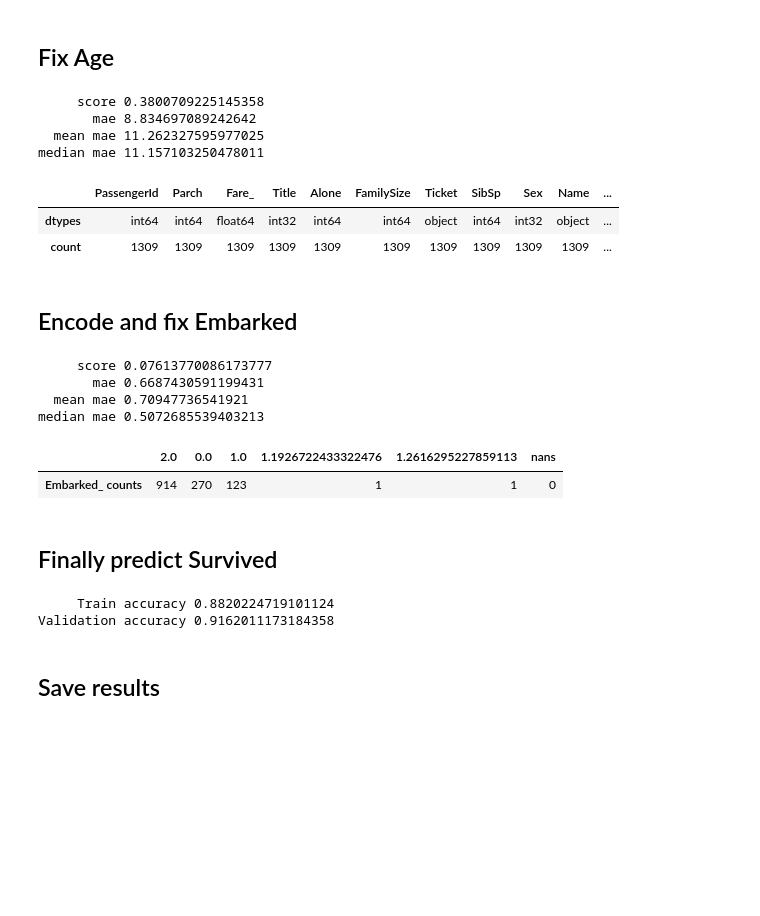
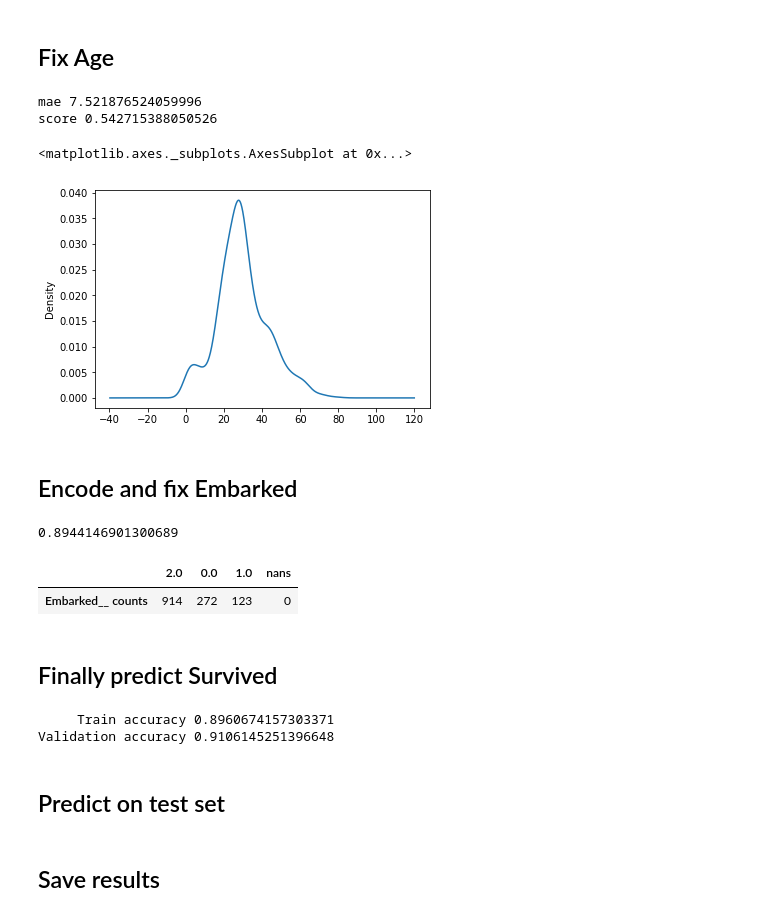
Before and after one commit to apanchenko/smurf, a Jupyter notebook: titanic/src/titanic.ipynb, the cells around one changed output. Cells and saved outputs as stored; diff of their text form; code cells hidden in the pictures; blank space fills up the shorter version.

```diff
--- a/titanic/src/titanic.ipynb
+++ b/titanic/src/titanic.ipynb
@@ -155,37 +153,50 @@ median mae 24.5225121559633
 # %% [markdown]
 ## Fix Age
 # %%
-infer(data, ['Pclass', 'FamilySize', 'Title', 'Fare_'], 'Age')
-# Sex
+infer(data, ['Pclass', 'FamilySize', 'Title', 'Sex', 'Fare_'], 'Age')
 
-count(data)
+#count(data)
+data['Age_'].plot.kde()
 # %% [output]
-     score 0.3800709225145358
-       mae 8.834697089242642
-  mean mae 11.262327595977025
-median mae 11.157103250478011
+mae 7.521876524059996
+score 0.542715388050526
-|  | PassengerId | Parch | Fare_ | Title | Alone | FamilySize | Ticket | SibSp | Sex | Name | ... |
-| dtypes | int64 | int64 | float64 | int32 | int64 | int64 | object | int64 | int32 | object | ... |
-| count | 1309 | 1309 | 1309 | 1309 | 1309 | 1309 | 1309 | 1309 | 1309 | 1309 | ... |
+<matplotlib.axes._subplots.AxesSubplot at 0x...>
+[figure, added]
 # %% [markdown]
 ## Encode and fix Embarked
-# %%
-def encode_labels(df:pd.DataFrame, target: str):
-    notna = df[target].notna()
-    y = df[notna].loc[:, target]
-    df.loc[notna, target] = LabelEncoder().fit_transform(y)
-
-encode_labels(data, 'Embarked')
-infer(data, ['Pclass', 'SibSp', 'Parch', 'Title', 'Fare_', 'Age_'], 'Embarked')
-
-value_counts(data['Embarked_'])
-# %% [output]
-     score 0.07613770086173777
-       mae 0.6687430591199431
-  mean mae 0.70947736541921
-median mae 0.5072685539403213
-|  | 2.0 | 0.0 | 1.0 | 1.1926722433322476 | 1.2616295227859113 | nans |
-| Embarked_ counts | 914 | 270 | 123 | 1 | 1 | 0 |
+# %%
+def infer_cat(df:pd.DataFrame, features:np.array, target:str):
+    # select training data and fit regressor
+    train = df[df[target].notna()]
+    x = train.loc[:, features]
+    y = train.loc[:, target]
+    #model = linear_model.LinearRegression().fit(x, y)
+    model = xgb.XGBClassifier()
+    model.fit(x, y)
+    print(model.score(x, y))
+
+    # predict missing target values
+    na_mask = df[target].isna()
+    predict = df[na_mask]
+    x_predict = predict.loc[:, features]
+    y_predict = model.predict(x_predict)
+
+    # create new feature
+    df[target + '_'] = df[target]
+    df.loc[na_mask, target + '_'] = y_predict
+
+# encode
+notna = data['Embarked'].notna()
+y = data[notna].loc[:, 'Embarked']
+data.loc[notna, 'Embarked_'] = LabelEncoder().fit_transform(y)
+
+infer_cat(data, ['Pclass', 'SibSp', 'Parch', 'Title', 'Fare_', 'Age_'], 'Embarked_')
+
+value_counts(data['Embarked__'])
+# %% [output]
+0.8944146901300689
+|  | 2.0 | 0.0 | 1.0 | nans |
+| Embarked__ counts | 914 | 272 | 123 | 0 |
 # %% [markdown]
 ## Finally predict Survived
 # %%
@@ -194,14 +205,13 @@ test = data[data['Survived'].isna()]
 
 # prepare train for fitting
 # other features appears useless
-features = ['Age_', 'Sex', 'Pclass', 'Fare_', 'FamilySize', 'Alone']
+features = ['Age_', 'Sex', 'Pclass', 'Fare_', 'FamilySize', 'Alone', 'Embarked__']
 x = train.loc[:, features]
 y = train.loc[:, 'Survived']
 XTrain, XValid, YTrain, YValid = train_test_split(x, y, test_size=0.2, random_state=40)
 
 # train model
-model = xgb.XGBClassifier(max_depth=4)
-model.fit(x, y)
+model = xgb.XGBClassifier(objective='binary:logistic', max_depth=4, reg_alpha=1, reg_lambda=0).fit(x, y)
 
 def accuracy(Y: np.array, yPred: np.array) -> float:
   return np.sum(yPred==Y) / len(Y)
@@ -210,5 +220,7 @@ def accuracy(Y: np.array, yPred: np.array) -> float:
 print('     Train accuracy', accuracy(YTrain, model.predict(XTrain)))
 print('Validation accuracy', accuracy(YValid, model.predict(XValid)))
 # %% [output]
-     Train accuracy 0.8820224719101124
-Validation accuracy 0.9162011173184358
+     Train accuracy 0.8960674157303371
+Validation accuracy 0.9106145251396648
+# %% [markdown]
+## Predict on test set
```
Also changed, not shown: parts of 9 cells of this notebook, 3 other files.
